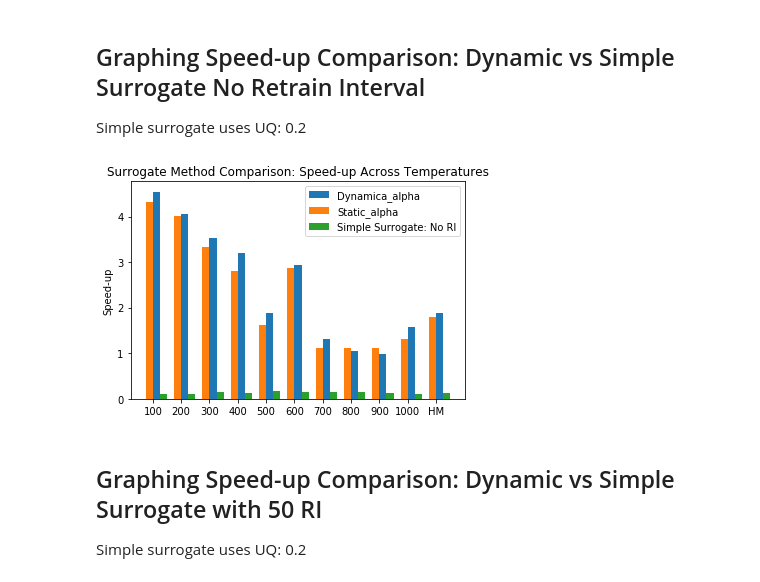
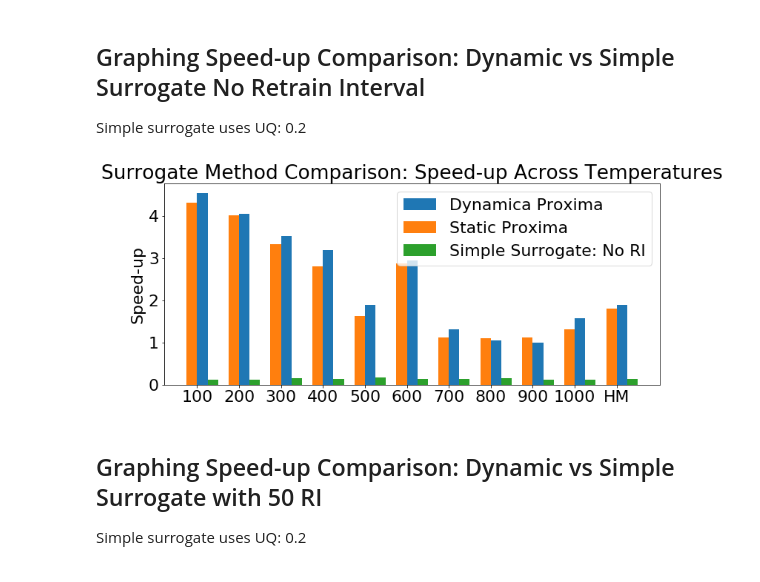
Before and after one commit to YulianaGomez/proxima_analysis, a Jupyter notebook: notebooks/Speedup_bar_chart.ipynb, the cells around one changed output. Saved outputs shown, nothing was run; the diff lists cells and outputs as text; code cells hidden in the pictures.

Commit message:
updated fonts

```diff
--- a/notebooks/Speedup_bar_chart.ipynb
+++ b/notebooks/Speedup_bar_chart.ipynb
@@ -10,6 +10,12 @@ import proxima_analysis as pa
 
 from IPython.core.display import display, HTML
 display(HTML("<style>.container { width:100% !important; }</style>"))
+
+font = {'family' : 'normal',
+        'weight' : 'normal',
+        'size'   : 22}
+
+plt.rc('font', **font)
 # %%
 experiments = [
     "NORT-Proxima_dynamicalpha", #Proxima - dynamic alpha with no retrain interval
@@ -73,26 +94,27 @@ Simple surrogate uses UQ: 0.2
 # %%
 labels = list(_temp_ssnort)
 
 x = np.arange(len(labels))  # the label locations
 width = 0.25  # the width of the bars
-fig, ax = plt.subplots()
+fig, ax = plt.subplots(figsize=(12,5))
 
-rects1 = ax.bar(x + width/2, list(_speedup_da), width, label='Dynamica_alpha')
-rects2 = ax.bar(x - width/2, list(_speedup_sa), width, label='Static_alpha')
+rects1 = ax.bar(x + width/2, list(_speedup_da), width, label='Dynamica Proxima')
+rects2 = ax.bar(x - width/2, list(_speedup_sa), width, label='Static Proxima')
 rects3 = ax.bar(x + (width/2)+width, list(_speedup_ssnort), width, label='Simple Surrogate: No RI')
+#rects3 = ax.bar(x + (width/2)+width, list(_speedup_ss), width, label='Simple Surrogate, RI=50')
 
 # Add some text for labels, title and custom x-axis tick labels, etc.
 ax.set_ylabel('Speed-up')
 ax.set_title('Surrogate Method Comparison: Speed-up Across Temperatures')
 ax.set_xticks(x)
 ax.set_xticklabels(labels)
 ax.legend()
 
 
 
 plt.show()
 # %% [output]
-[figure, old version]
+[figure, new version]
 # %% [markdown]
 ## Graphing Speed-up Comparison: Dynamic vs Simple Surrogate with 50 RI
 Simple surrogate uses UQ: 0.2
```
Also changed, not shown: parts of 2 cells of this notebook, 1 other file.
